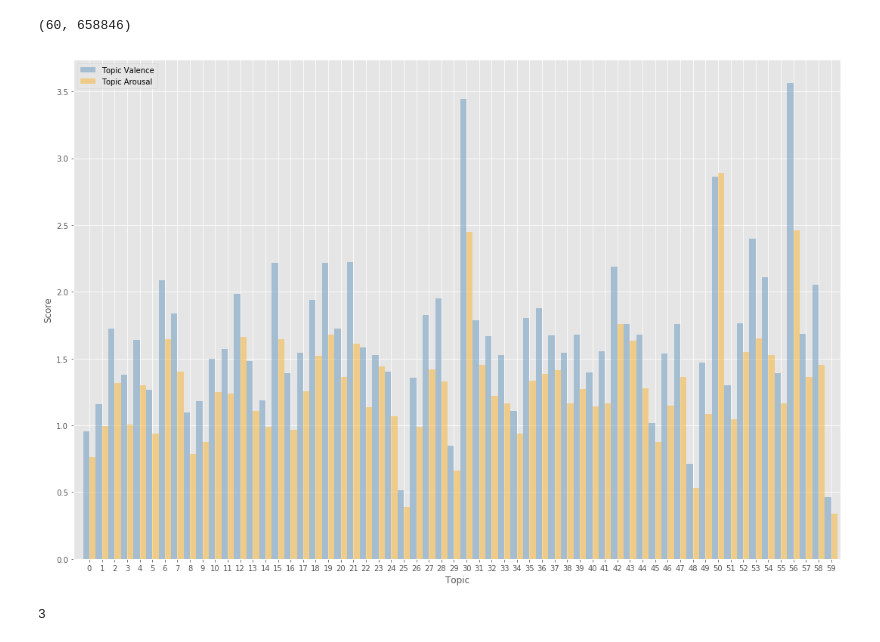
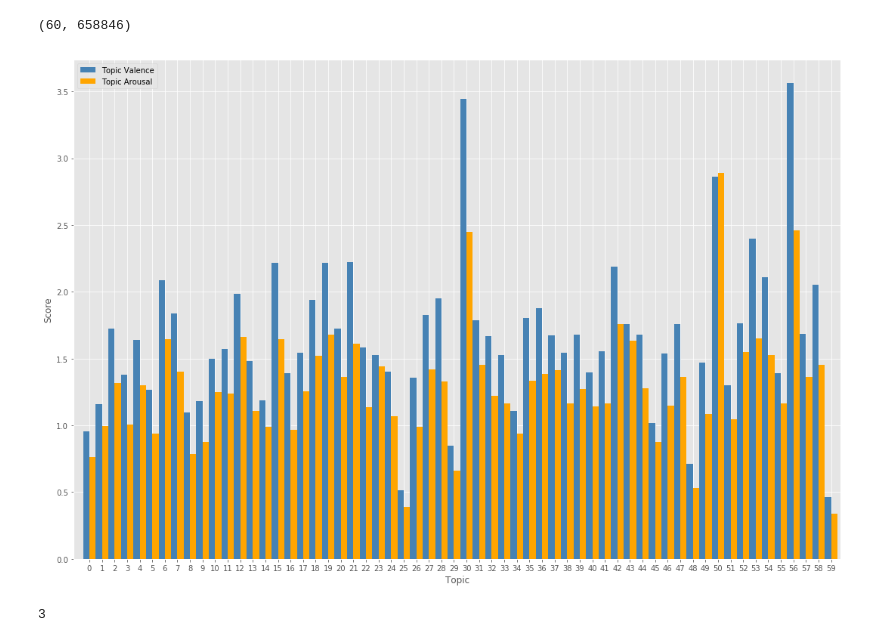
Before and after one commit to NYU-CDS-Capstone-Project/NotablyLoftyPotential, a Jupyter notebook: final_output/4 - Topic Valence and Arousal.ipynb, the cells around one changed output. Drawn from its saved outputs; the diff is of its cells as text; code cells hidden in the pictures.

```diff
--- a/final_output/4 - Topic Valence and Arousal.ipynb
+++ b/final_output/4 - Topic Valence and Arousal.ipynb
@@ -46,7 +46,7 @@ model, corpus, dictionary, phraser
  <gensim.corpora.dictionary.Dictionary at 0x...>,
  <gensim.models.phrases.Phraser at 0x...>)
 # %%
-df = pd.read_csv('model_files/BRM-emot-submit.csv', header=0, index_col=0, sep=',')
+df = pd.read_csv('model_files/valence_arousal.csv', header=0, index_col=0, sep=',')
 keep = ['Word','V.Mean.Sum','V.SD.Sum', 'A.Mean.Sum','A.SD.Sum']
 remove = [col for col in df.columns.tolist() if col not in set(keep)]
 df = df.drop(remove, axis=1)
@@ -127,27 +127,25 @@ topic_arousal = np.sum(arousal_mat, axis=1)
 # %%
 index = np.arange(60)
 bar_width = 0.5
 fig = plt.figure(figsize=(15,10))
 ax = fig.add_subplot(111)
-opacity = 0.4
+
 rects1 = plt.bar(index, topic_valence, bar_width,
-                 alpha=opacity,
                  color='steelblue',
                  label='Topic Valence')
 
 rects2 = plt.bar(index+bar_width, topic_arousal, bar_width,
-                 alpha=opacity,
                  color='orange',
                  label='Topic Arousal')
 
 plt.xlim(-1,60)
 
 plt.xlabel('Topic')
 plt.ylabel('Score')
 plt.xticks(index + bar_width / 2, index)
 plt.legend()
 
 plt.tight_layout()
 plt.show()
 # %% [output]
-[figure, old version]
+[figure, new version]
```
Also changed, not shown: parts of 2 cells of this notebook, 1 other file.
